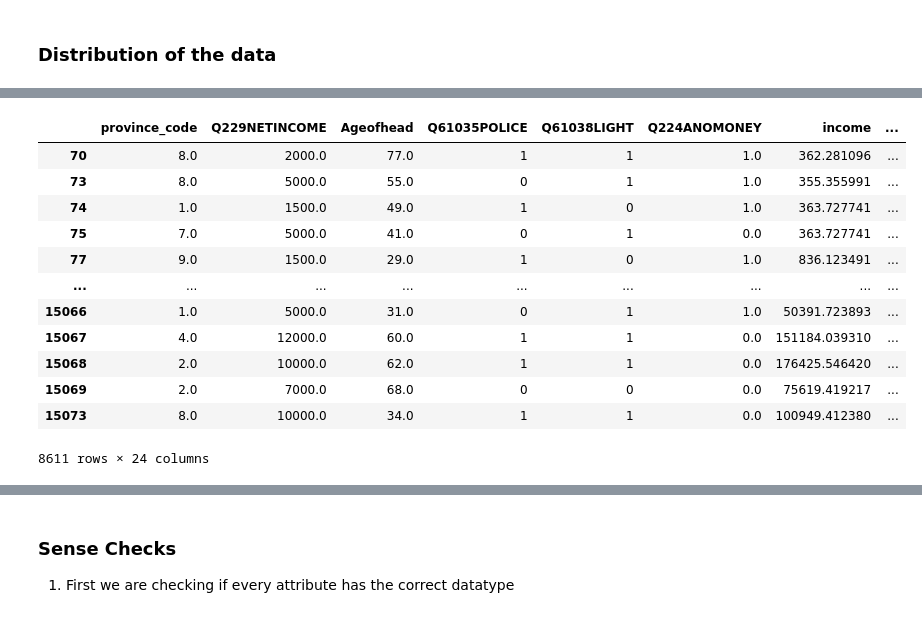
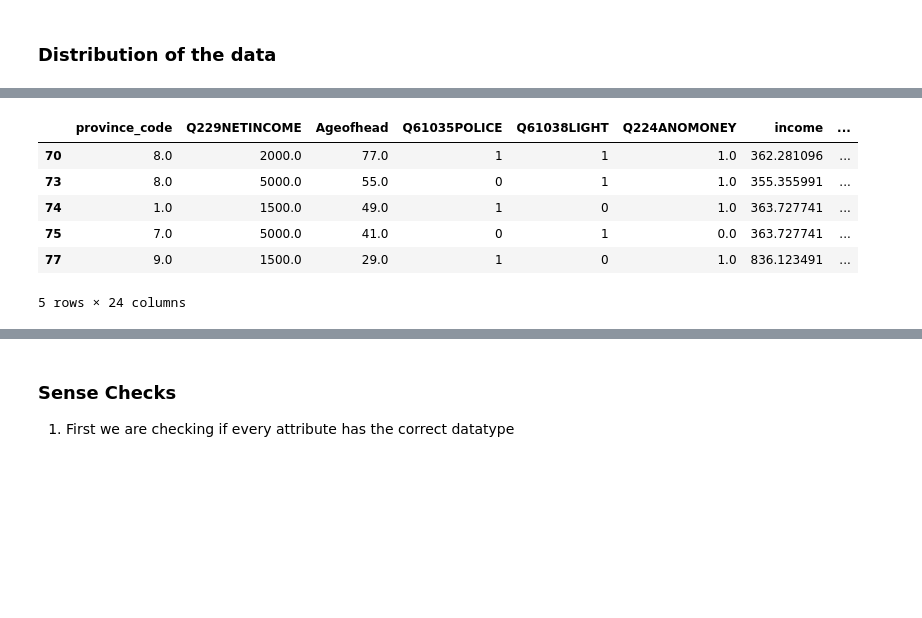
Before and after one commit to DonaldMbara/DAE-Project, a Jupyter notebook: DAE Mini project .ipynb, the cells around one changed output, grey strips where cells are left out. Cells and saved outputs as stored; diff of their text form; code cells hidden in the pictures; blank space fills up the shorter version.

```diff
--- a/DAE Mini project .ipynb
+++ b/DAE Mini project .ipynb
@@ -309,27 +259,21 @@ DF_DIRTY
 # %%
 DF_DIRTY['Q61038LIGHT'].replace({2:0}, inplace = True)
 DF_DIRTY['Q61038LIGHT'].replace({3:0}, inplace = True)
 
 
 DF_DIRTY['Q61035POLICE'].replace({2:0}, inplace = True)
 DF_DIRTY['Q61035POLICE'].replace({3:0}, inplace = True)
 
 DF_DIRTY['Q224ANOMONEY'].replace({2:0}, inplace = True)
-DF_DIRTY
+DF_DIRTY.head()
 # %% [output]
 |  | province_code | Q229NETINCOME | Ageofhead | Q61035POLICE | Q61038LIGHT | Q224ANOMONEY | income | ... |
 | 70 | 8.0 | 2000.0 | 77.0 | 1 | 1 | 1.0 | 362.281096 | ... |
 | 73 | 8.0 | 5000.0 | 55.0 | 0 | 1 | 1.0 | 355.355991 | ... |
 | 74 | 1.0 | 1500.0 | 49.0 | 1 | 0 | 1.0 | 363.727741 | ... |
 | 75 | 7.0 | 5000.0 | 41.0 | 0 | 1 | 0.0 | 363.727741 | ... |
 | 77 | 9.0 | 1500.0 | 29.0 | 1 | 0 | 1.0 | 836.123491 | ... |
-| ... | ... | ... | ... | ... | ... | ... | ... | ... |
-| 15066 | 1.0 | 5000.0 | 31.0 | 0 | 1 | 1.0 | 50391.723893 | ... |
-| 15067 | 4.0 | 12000.0 | 60.0 | 1 | 1 | 0.0 | 151184.039310 | ... |
-| 15068 | 2.0 | 10000.0 | 62.0 | 1 | 1 | 0.0 | 176425.546420 | ... |
-| 15069 | 2.0 | 7000.0 | 68.0 | 0 | 0 | 0.0 | 75619.419217 | ... |
-| 15073 | 8.0 | 10000.0 | 34.0 | 1 | 1 | 0.0 | 100949.412380 | ... |
-8611 rows × 24 columns
+5 rows × 24 columns
 # %% [markdown]
 <!-- DF_DIRTY = DF_DIRTY.drop(DF_DIRTY[(DF_DIRTY.Q61035POLICE == 9) | (DF_DIRTY.Q61038LIGHT == 9) | (DF_DIRTY.Q224ANOMONEY == 9)].index ) -->
 # %% [markdown]
```
Also changed, not shown: parts of 20 cells of this notebook.
